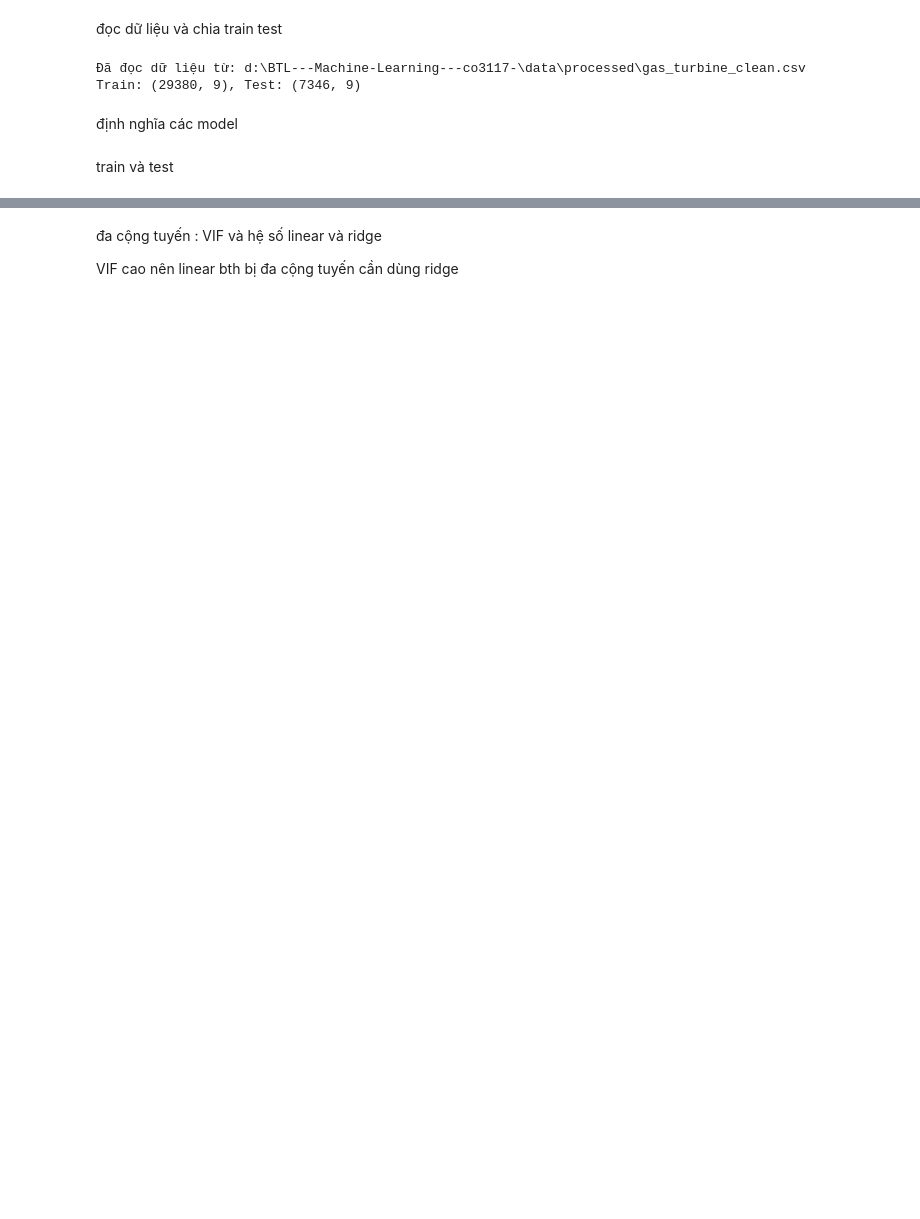
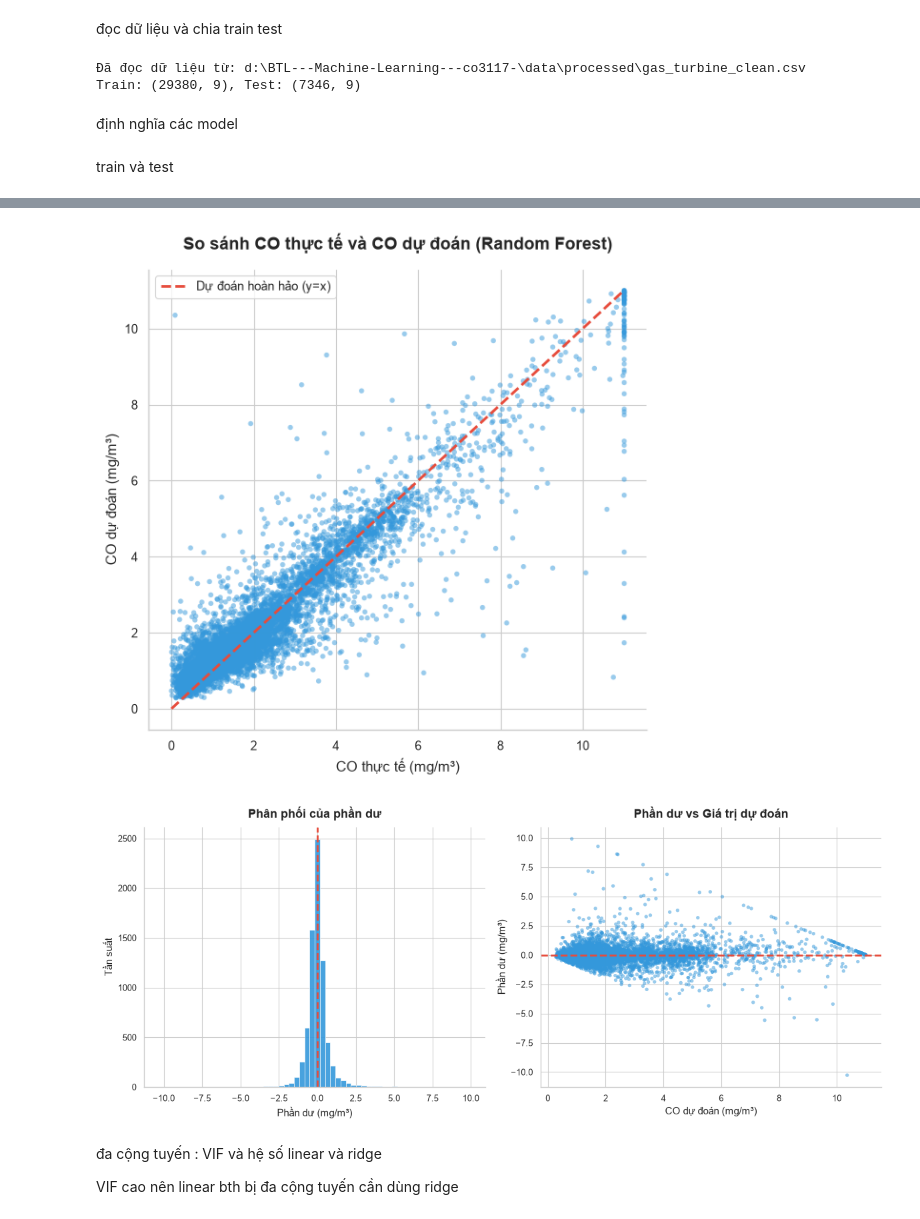
Before and after one commit to hoangsank/BTL---Machine-Learning---co3117-, a Jupyter notebook: notebooks/03_model_baseline.ipynb, the cells around one changed output, grey strips where cells are left out. Drawn from its saved outputs; the diff is of its cells as text; code cells hidden in the pictures; blank space fills up the shorter version.

Commit message:
Lưu thay đổi file notebook baseline

```diff
--- a/notebooks/03_model_baseline.ipynb
+++ b/notebooks/03_model_baseline.ipynb
@@ -96,3 +219,76 @@ result.sort_values("RMSE").round(4)
+# %%
+import matplotlib.pyplot as plt
+import seaborn as sns
+
+# Cài đặt theme tổng thể cho đồ thị (thêm lưới mờ, nền trắng sáng)
+sns.set_theme(style="whitegrid", context="paper", font_scale=1.1)
+
+y_pred = preds["Random Forest"]
+resid = y_test.to_numpy() - y_pred
+
+# Định nghĩa màu sắc chủ đạo để dễ thay đổi
+scatter_color = "#3498db" # Xanh dương nhạt cho các điểm dữ liệu
+line_color = "#e74c3c"    # Đỏ cam cho đường line chuẩn
+point_size = 15           # Tăng kích thước điểm lên một chút so với s=4
+alpha_val = 0.5           # Độ trong suốt vừa phải để thấy rõ vùng dữ liệu dày đặc
+
+# ==========================================
+# HÌNH 4.2: BIỂU ĐỒ THỰC TẾ VS DỰ ĐOÁN
+# ==========================================
+fig, ax = plt.subplots(figsize=(6, 6)) # Tăng lên 6x6 để khung hình vuông vắn hơn
+
+# Biểu đồ phân tán
+ax.scatter(y_test, y_pred, s=point_size, alpha=alpha_val, color=scatter_color, edgecolor="none")
+
+# Đường y=x (Đường dự đoán hoàn hảo)
+lims = [min(y_test.min(), y_pred.min()), max(y_test.max(), y_pred.max())]
+ax.plot(lims, lims, color=line_color, linestyle="--", linewidth=2, label="Dự đoán hoàn hảo (y=x)")
+
+# Thêm tiêu đề và nhãn
+ax.set_title("So sánh CO thực tế và CO dự đoán (Random Forest)", fontsize=13, fontweight="bold", pad=15)
+ax.set_xlabel("CO thực tế (mg/m³)", fontsize=11)
+ax.set_ylabel("CO dự đoán (mg/m³)", fontsize=11)
+
+# Xóa viền trên và phải cho thoáng, thêm chú thích
+ax.spines['top'].set_visible(False)
+ax.spines['right'].set_visible(False)
+ax.legend(frameon=True, loc='upper left')
+
+plt.tight_layout()
+fig.savefig("hinh_4_2.png", dpi=300, bbox_inches="tight") # Tăng DPI lên 300 để ảnh nét hơn khi cho vào báo cáo
+plt.show()
+
+# ==========================================
+# HÌNH 4.3: PHÂN TÍCH PHẦN DƯ (RESIDUALS)
+# ==========================================
+fig, axes = plt.subplots(1, 2, figsize=(12, 5)) # Tăng chiều ngang (12, 5) để 2 hình không bị ép dẹp
+
+# Đồ thị 1: Histogram của phần dư
+# Thêm edgecolor='white' để phân tách rõ các cột trong histogram
+axes[0].hist(resid, bins=60, color=scatter_color, edgecolor='white', linewidth=0.5, alpha=0.9)
+axes[0].axvline(0, color=line_color, linestyle="--", linewidth=2)
+axes[0].set_title("Phân phối của phần dư", fontsize=13, fontweight="bold", pad=10)
+axes[0].set_xlabel("Phần dư (mg/m³)", fontsize=11)
+axes[0].set_ylabel("Tần suất", fontsize=11)
+
+# Đồ thị 2: Scatter plot phần dư vs giá trị dự đoán
+axes[1].scatter(y_pred, resid, s=point_size, alpha=alpha_val, color=scatter_color, edgecolor="none")
+axes[1].axhline(0, color=line_color, linestyle="--", linewidth=2)
+axes[1].set_title("Phần dư vs Giá trị dự đoán", fontsize=13, fontweight="bold", pad=10)
+axes[1].set_xlabel("CO dự đoán (mg/m³)", fontsize=11)
+axes[1].set_ylabel("Phần dư (mg/m³)", fontsize=11)
+
+# Xóa viền trên và phải cho cả 2 đồ thị con
+for ax in axes:
+    ax.spines['top'].set_visible(False)
+    ax.spines['right'].set_visible(False)
+
+plt.tight_layout()
+fig.savefig("hinh_4_3.png", dpi=300, bbox_inches="tight")
+plt.show()
+# %% [output]
+[figure, added]
+[figure, added]
 # %% [markdown]
 đa cộng tuyến : VIF và hệ số linear và ridge
 
```
Also changed, not shown: parts of 9 cells of this notebook, 5 other files.
